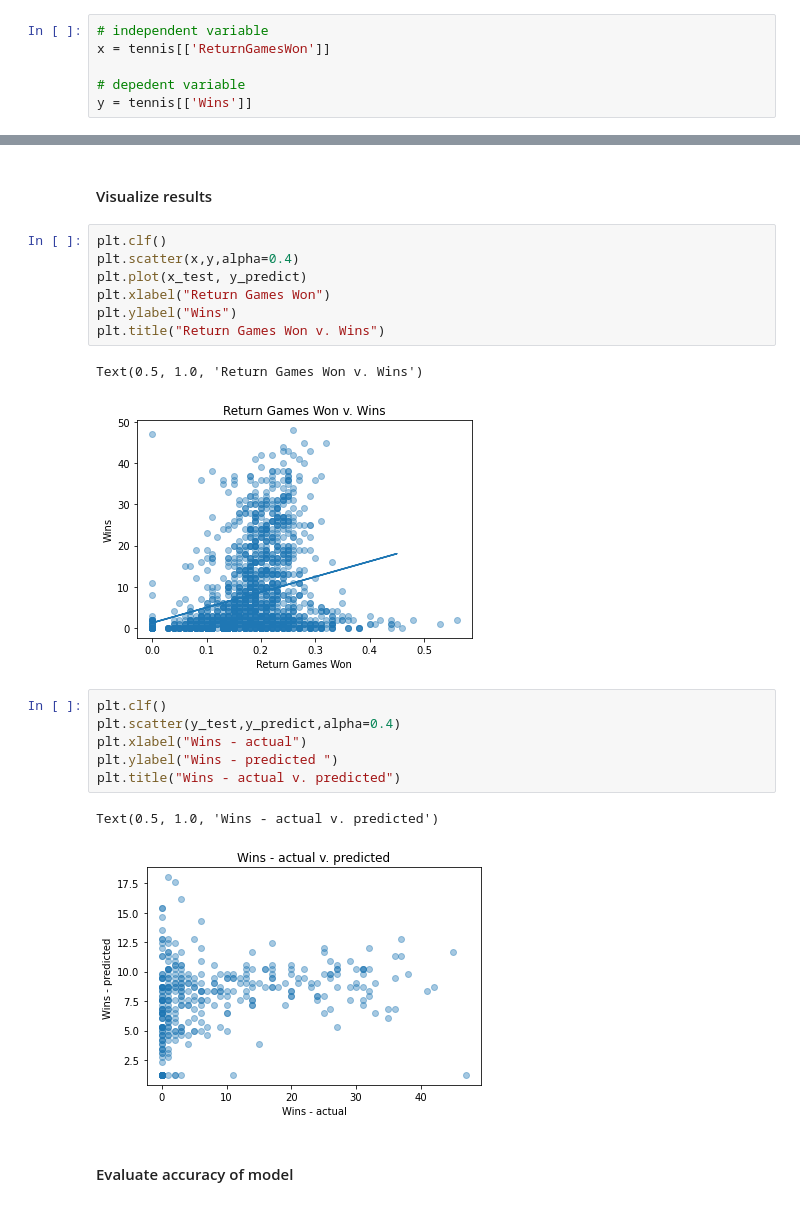
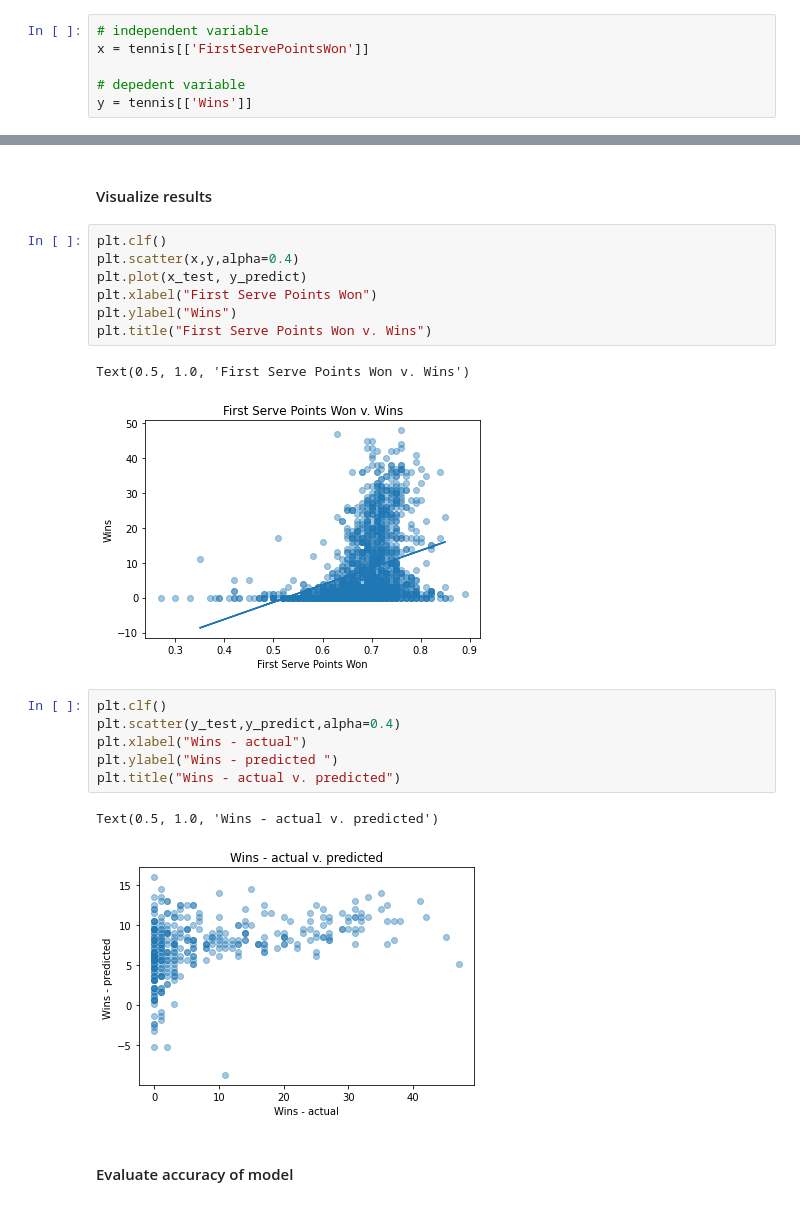
Before and after one commit to kristinkspanos/linear_regression_tennis, a Jupyter notebook: linear_regression_ATP.ipynb, the cells around one changed output, grey strips where cells are left out. Drawn from its saved outputs; the diff is of its cells as text.

```diff
--- a/linear_regression_ATP.ipynb
+++ b/linear_regression_ATP.ipynb
@@ -279,7 +352,7 @@ regr.score(x_test, y_test)
 #### Split dataset into training and test set
 # %%
 # independent variable
-x = tennis[['ReturnGamesWon']]
+x = tennis[['FirstServePointsWon']]
 
 # depedent variable
 y = tennis[['Wins']]
@@ -315,13 +388,13 @@ y_predict = regr.predict(x_test)
 # %%
 plt.clf()
 plt.scatter(x,y,alpha=0.4)
 plt.plot(x_test, y_predict)
-plt.xlabel("Return Games Won")
+plt.xlabel("First Serve Points Won")
 plt.ylabel("Wins")
-plt.title("Return Games Won v. Wins")
+plt.title("First Serve Points Won v. Wins")
 # %% [output]
-Text(0.5, 1.0, 'Return Games Won v. Wins')
+Text(0.5, 1.0, 'First Serve Points Won v. Wins')
-[figure, old version]
+[figure, new version]
 # %%
 plt.clf()
 plt.scatter(y_test,y_predict,alpha=0.4)
@@ -330,7 +403,7 @@ plt.ylabel("Wins - predicted ")
 plt.title("Wins - actual v. predicted")
 # %% [output]
 Text(0.5, 1.0, 'Wins - actual v. predicted')
-[figure, old version]
+[figure, new version]
 # %% [markdown]
 #### Evaluate accuracy of model
 # %%
```
Also changed, not shown: parts of 65 cells of this notebook.
